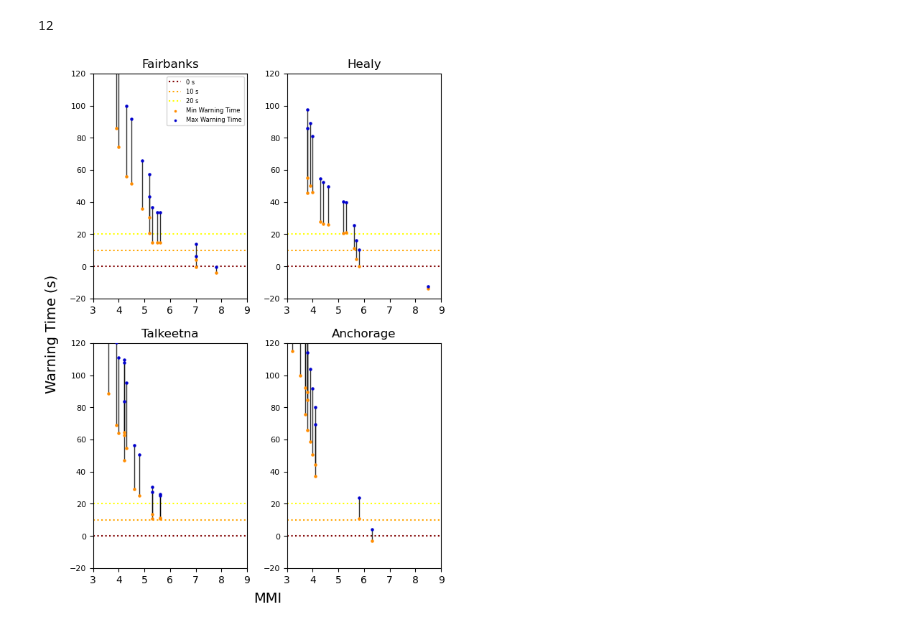
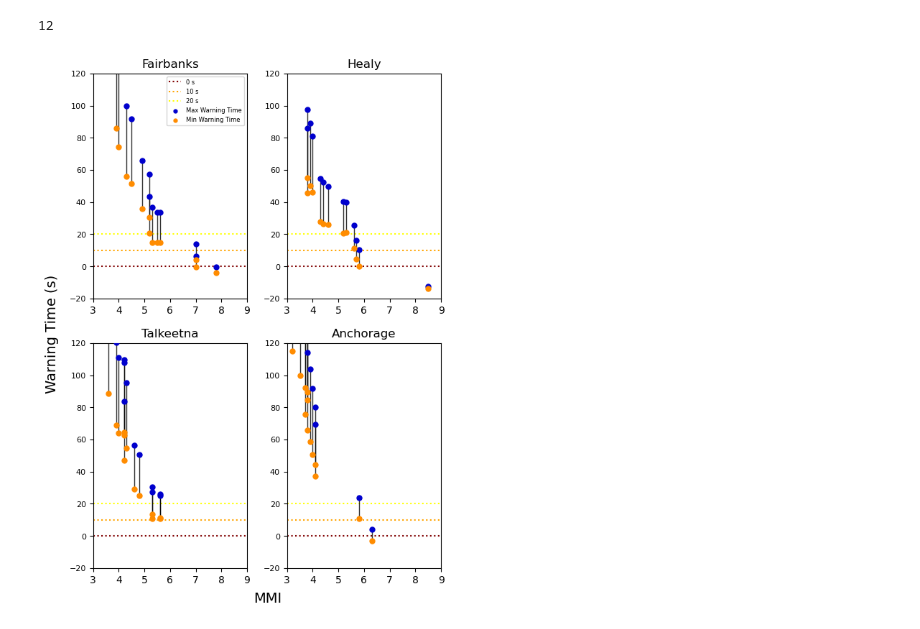
Before and after one commit to alexfozkos/ShakeMapsProcessor, a Jupyter notebook: Interior Graphs ranges.ipynb, the cells around one changed output. Cells and saved outputs as stored; diff of their text form; code cells hidden in the pictures.

```diff
--- a/Interior Graphs ranges.ipynb
+++ b/Interior Graphs ranges.ipynb
@@ -114,6 +114,7 @@ plt.rc('ytick', labelsize=8)
 fig, ax = plt.subplots(2, 2, figsize=(6, 8))
 plots = {}
 n = 0
+s = 100
 warn_colors = ['maroon', 'orange', 'yellow']
 
 for name, data in comm_dict.items():
@@ -145,8 +146,8 @@ for name, data in comm_dict.items():
             label = False
         ax[index].vlines(x=data_sorted[2, i], ymin=data_sorted[0, i], ymax=data_sorted[1, i], lw=1, color='k', label=None, zorder=3, alpha=0.8)
 
-    ax[index].scatter(x=data_sorted[2, :], y=data_sorted[0, :], marker='.', s=20, c='darkorange', zorder=4, alpha=1, label='Min Warning Time')
-    ax[index].scatter(x=data_sorted[2, :], y=data_sorted[1, :], marker='.', s=20, c='mediumblue', zorder=4, alpha=1, label='Max Warning Time')
+    ax[index].scatter(x=data_sorted[2, :], y=data_sorted[1, :], marker='.', s=s, c='mediumblue', zorder=4, alpha=1, label='Max Warning Time')
+    ax[index].scatter(x=data_sorted[2, :], y=data_sorted[0, :], marker='.', s=s, c='darkorange', zorder=4, alpha=1, label='Min Warning Time')
 
     # for i in range(0, 13):
         # ax[index].text(x=data_sorted[2, i], y=data_sorted[0, i], s='%i' % data_sorted[4, i], zorder=5, fontsize=7, color='k', ha='center', va='center')
@@ -157,34 +158,34 @@ for name, data in comm_dict.items():
     if name == 'Fairbanks':
         ax[index].legend(loc='upper right', fontsize=6, markerscale=0.7)
     ax[index].set_title(name, fontsize=12)
     ax[index].set_ylim(-20, 120)
     ax[index].set_xticks(range(3, 10))
     ax[index].set_xticklabels(range(3, 10))
     # ax[index].set_xticklabels(['III', 'IV', 'V', 'VI', 'VII', 'VIII', 'IX'])
 
     # ax2 = ax[n // 5, n % 5].twinx()
     # pga, = ax2.plot(data['pga'], marker='o', c='r', label='PGA (%g)', markersize=0.5, lw=0.3)
     # ax2.set_ylabel('PGA (%g)', c='r')
     # ax2.set_yscale('log')
     # ax[n // 5, n % 5].legend(handles=[wt, pga])
     n += 1
 # plt.clim[1,8]
 # plt.rc('xtick', labelsize=12)
 # cbar_ax = fig.add_axes([0.15, 0.05, 0.7, 0.05])
 # fig.colorbar(wt, cax=cbar_ax, orientation='horizontal',label='MMI')
 plt.rc('xtick', labelsize=10)
 
 # draw_colorbar(fig, mmimap, None)
 # plt.text(0.48, 1.2, 'MMI', fontsize=16)
 # plt.suptitle('Interior Community Scenario Data', fontsize=18)
 fig.text(0.56, 0.04, 'MMI', ha='center', va='center',fontsize=14)
 fig.text(0.06, 0.5, 'Warning Time (s)', ha='center', va='center', rotation='vertical',fontsize=14)
 plt.tight_layout(rect=[0.07, 0.04, 1, 1])
 plt.savefig('Figures/Interior Crustal/Interior Community Data Increasing MMI (small) range.pdf')
 plt.savefig('Figures/Interior Crustal/Interior Community Data Increasing MMI (small) range.png', dpi=700)
 plt.show()
 # %% [output]
-[figure, old version]
+[figure, new version]
 # %%
 print(name)
 for i in range(0,13): print(data_sorted[0, i])
```
Also changed, not shown: 8 other files.
